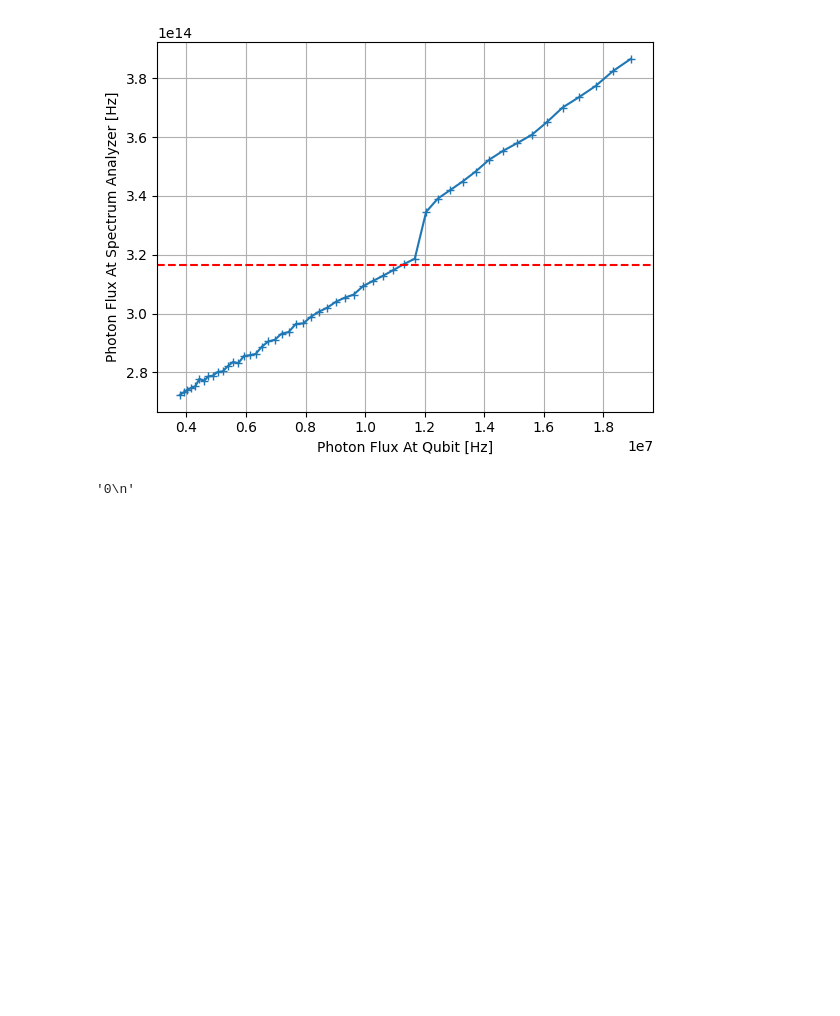
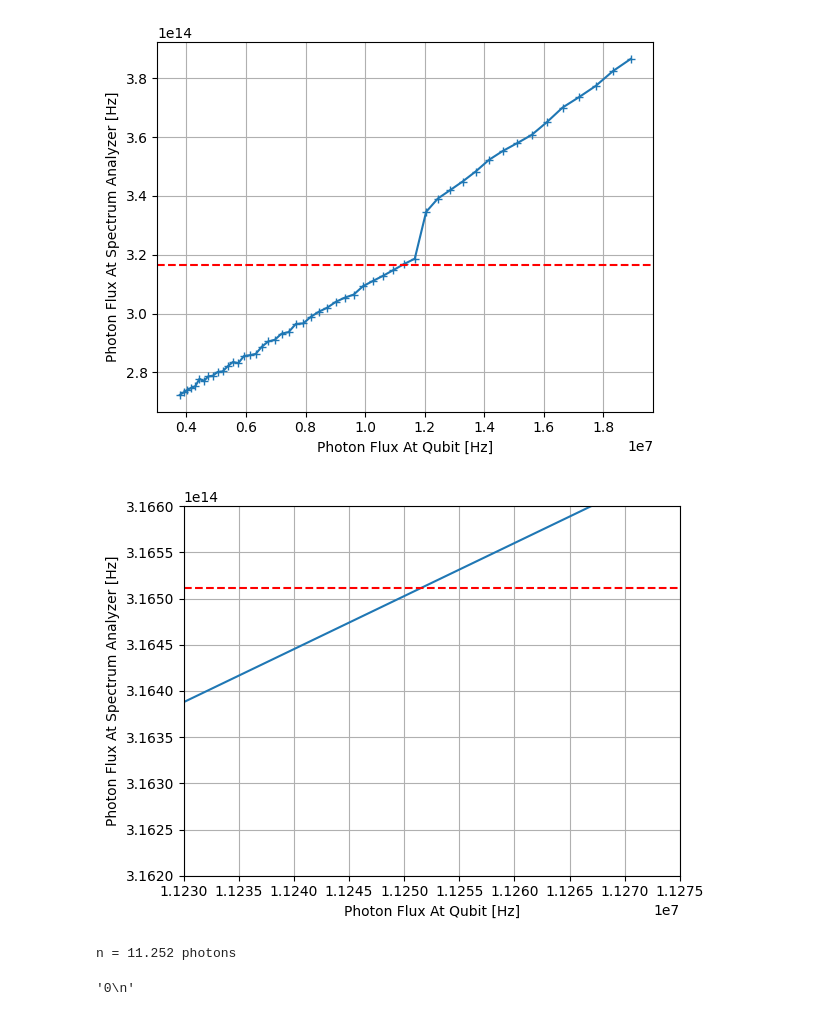
Before and after one commit to lafefspietz/twpa-noise-measurement-fall-2026, a Jupyter notebook: quantum-y-factor.ipynb, the cells around one changed output. Cells and saved outputs as stored; diff of their text form; code cells hidden in the pictures; blank space fills up the shorter version.

```diff
--- a/quantum-y-factor.ipynb
+++ b/quantum-y-factor.ipynb
@@ -394,6 +394,23 @@ plt.ylabel("Photon Flux At Spectrum Analyzer [Hz]")
 plt.grid()
 # %% [output]
 [figure]
+# %%
+A = 103.55 # dB
+vna_power_watts_array = 10**((vna_power_dbm_array - 103.55)/10)*1e-3
+
+plt.plot((vna_power_watts_array)/(planck_constant*f0),np.array(p_vna_power_sweep)/(planck_constant*f0),"+-")
+plt.axhline(y=p_hot_wire_on/(planck_constant*f0), color='r', linestyle='--')
+plt.xlabel("Photon Flux At Qubit [Hz]")
+plt.ylabel("Photon Flux At Spectrum Analyzer [Hz]")
+plt.xlim([1.123e7,1.1275e7])
+plt.ylim([3.162e14,3.166e14])
+plt.grid()
+# %% [output]
+[figure, added]
+# %%
+print("n = " + str(1.1252e7/1e6) +  " photons")
+# %% [output]
+n = 11.252 photons
 # %%
 noise_source_bias.query(':OUTP?')
 # %% [output]
```
